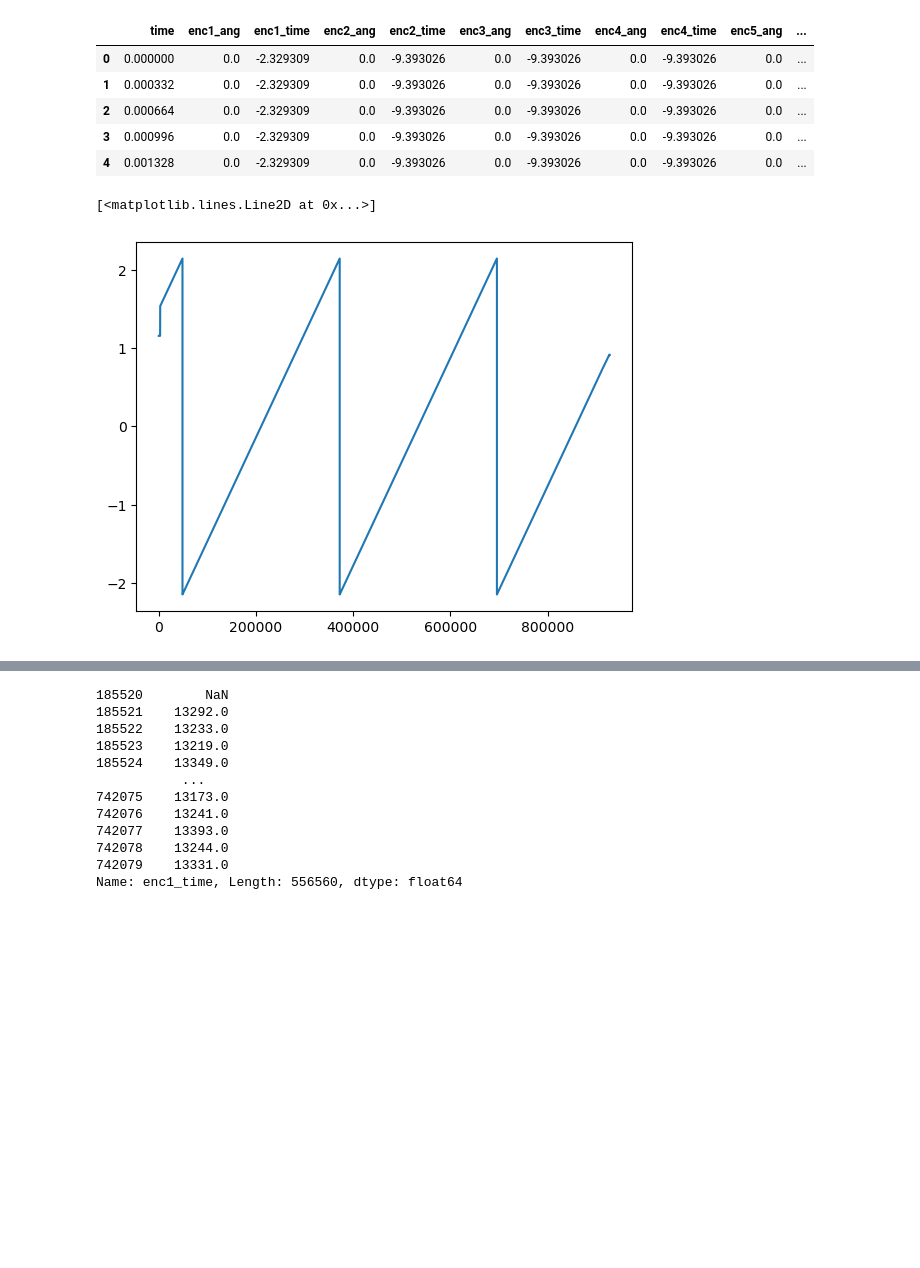
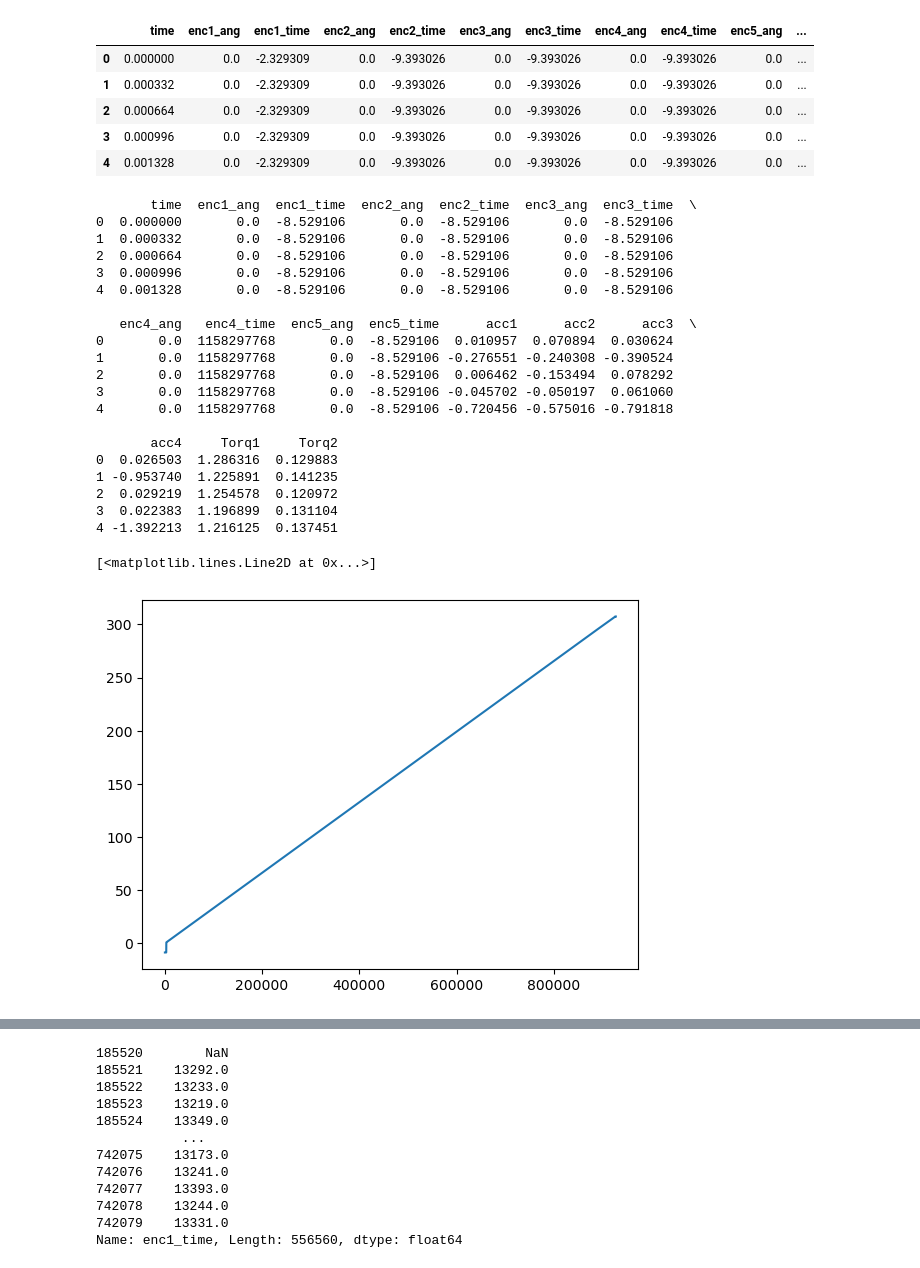
Before and after one commit to 4llu/rapid-deployment, a Jupyter notebook: src/data/data_processing_arotor_replication.ipynb, the cells around one changed output, grey strips where cells are left out. Cells and saved outputs as stored; diff of their text form; code cells hidden in the pictures; blank space fills up the shorter version.

```diff
--- a/src/data/data_processing_arotor_replication.ipynb
+++ b/src/data/data_processing_arotor_replication.ipynb
@@ -1118,22 +1184,42 @@ df.head(5)
 # %%
 pth = os.path.join(
     raw_data_folder,
     "ARotor_replication",
     "Faults",
     "GP1_mild_pitting",
     "data_set_2",
     "3012Hz",
-    "sensor",
-    "750rpm_CT_failure_11%_GP1_0.feather",
+    "csv",
+    "750rpm_CT_failure_11%_GP1_0.csv",
 )
 
-df = pd.read_feather(pth)
-df.head(5)
-plt.plot(df["enc1_time"] * 1e-9)
+df = pd.read_csv(pth)
+print(df.head(5))
+plt.plot(df["enc1_time"])
 # df.iloc[int(len(df) * 0.3):].head(5)
 # df.to_feather(pth)
 
 # df["enc1"]
 # %% [output]
-[<matplotlib.lines.Line2D at 0x...>]
+       time  enc1_ang  enc1_time  enc2_ang  enc2_time  enc3_ang  enc3_time  \
+0  0.000000       0.0  -8.529106       0.0  -8.529106       0.0  -8.529106
+1  0.000332       0.0  -8.529106       0.0  -8.529106       0.0  -8.529106
+2  0.000664       0.0  -8.529106       0.0  -8.529106       0.0  -8.529106
+3  0.000996       0.0  -8.529106       0.0  -8.529106       0.0  -8.529106
+4  0.001328       0.0  -8.529106       0.0  -8.529106       0.0  -8.529106
+
+   enc4_ang   enc4_time  enc5_ang  enc5_time      acc1      acc2      acc3  \
+0       0.0  1158297768       0.0  -8.529106  0.010957  0.070894  0.030624
+1       0.0  1158297768       0.0  -8.529106 -0.276551 -0.240308 -0.390524
+2       0.0  1158297768       0.0  -8.529106  0.006462 -0.153494  0.078292
+3       0.0  1158297768       0.0  -8.529106 -0.045702 -0.050197  0.061060
+4       0.0  1158297768       0.0  -8.529106 -0.720456 -0.575016 -0.791818
+
+       acc4     Torq1     Torq2
+0  0.026503  1.286316  0.129883
+1 -0.953740  1.225891  0.141235
+2  0.029219  1.254578  0.120972
+3  0.022383  1.196899  0.131104
+4 -1.392213  1.216125  0.137451
+[<matplotlib.lines.Line2D at 0x...>]
-[figure, old version]
+[figure, new version]
```
Also changed, not shown: parts of 5 cells of this notebook, 10 other files.
